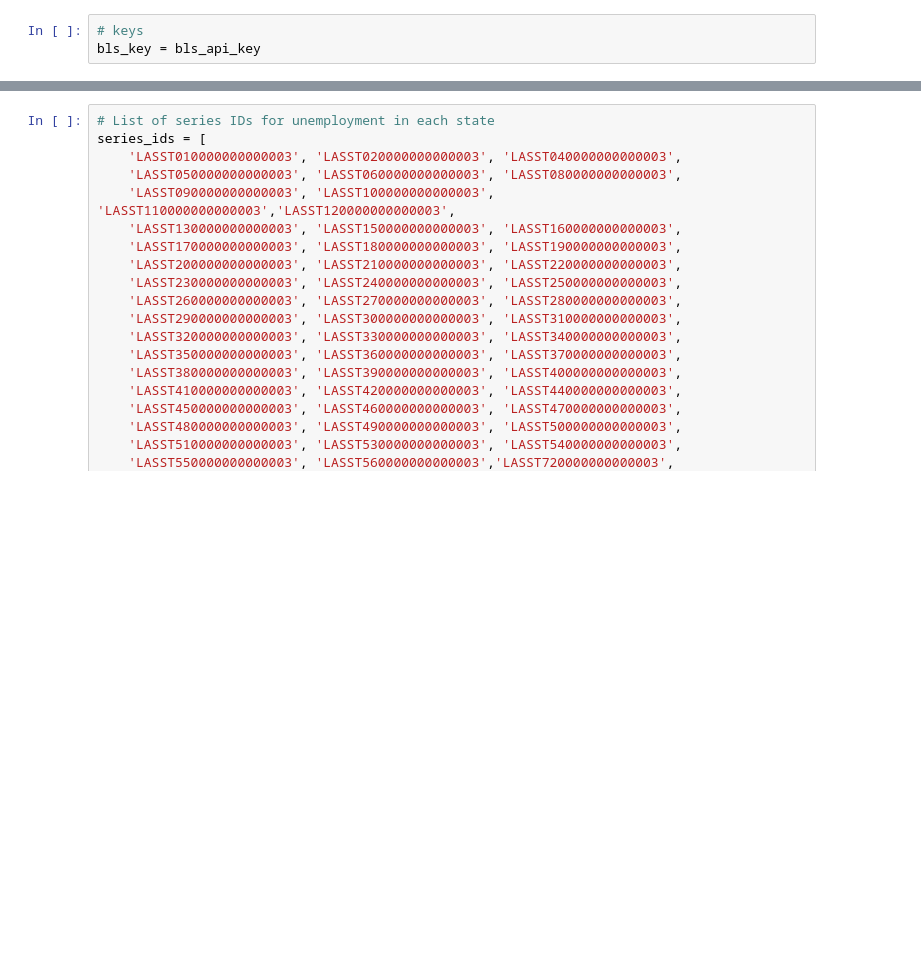
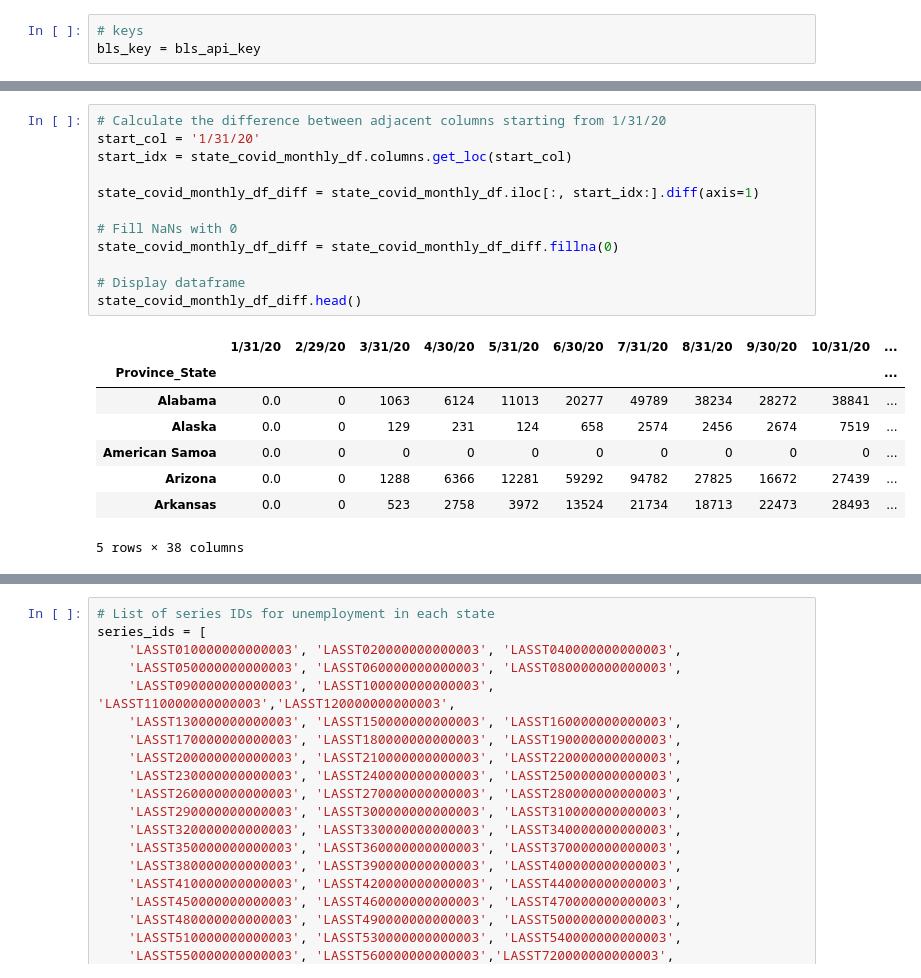
Before and after one commit to bburwinkel0721/Covid-Econ-Trends-Dashboard, a Jupyter notebook: ETL.ipynb, the cells around one changed output, grey strips where cells are left out. Saved outputs shown, nothing was run; the diff lists cells and outputs as text; blank space fills up the shorter version.

```diff
--- a/ETL.ipynb
+++ b/ETL.ipynb
@@ -15,0 +114,21 @@ bls_key = bls_api_key
+# %%
+# Calculate the difference between adjacent columns starting from 1/31/20
+start_col = '1/31/20'
+start_idx = state_covid_monthly_df.columns.get_loc(start_col)
+
+state_covid_monthly_df_diff = state_covid_monthly_df.iloc[:, start_idx:].diff(axis=1)
+
+# Fill NaNs with 0
+state_covid_monthly_df_diff = state_covid_monthly_df_diff.fillna(0)
+
+# Display dataframe
+state_covid_monthly_df_diff.head()
+# %% [output]
+|  | 1/31/20 | 2/29/20 | 3/31/20 | 4/30/20 | 5/31/20 | 6/30/20 | 7/31/20 | 8/31/20 | 9/30/20 | 10/31/20 | ... |
+| Province_State |  |  |  |  |  |  |  |  |  |  | ... |
+| Alabama | 0.0 | 0 | 1063 | 6124 | 11013 | 20277 | 49789 | 38234 | 28272 | 38841 | ... |
+| Alaska | 0.0 | 0 | 129 | 231 | 124 | 658 | 2574 | 2456 | 2674 | 7519 | ... |
+| American Samoa | 0.0 | 0 | 0 | 0 | 0 | 0 | 0 | 0 | 0 | 0 | ... |
+| Arizona | 0.0 | 0 | 1288 | 6366 | 12281 | 59292 | 94782 | 27825 | 16672 | 27439 | ... |
+| Arkansas | 0.0 | 0 | 523 | 2758 | 3972 | 13524 | 21734 | 18713 | 22473 | 28493 | ... |
+5 rows × 38 columns
```
Also changed, not shown: parts of 16 cells of this notebook, 4 other files.
